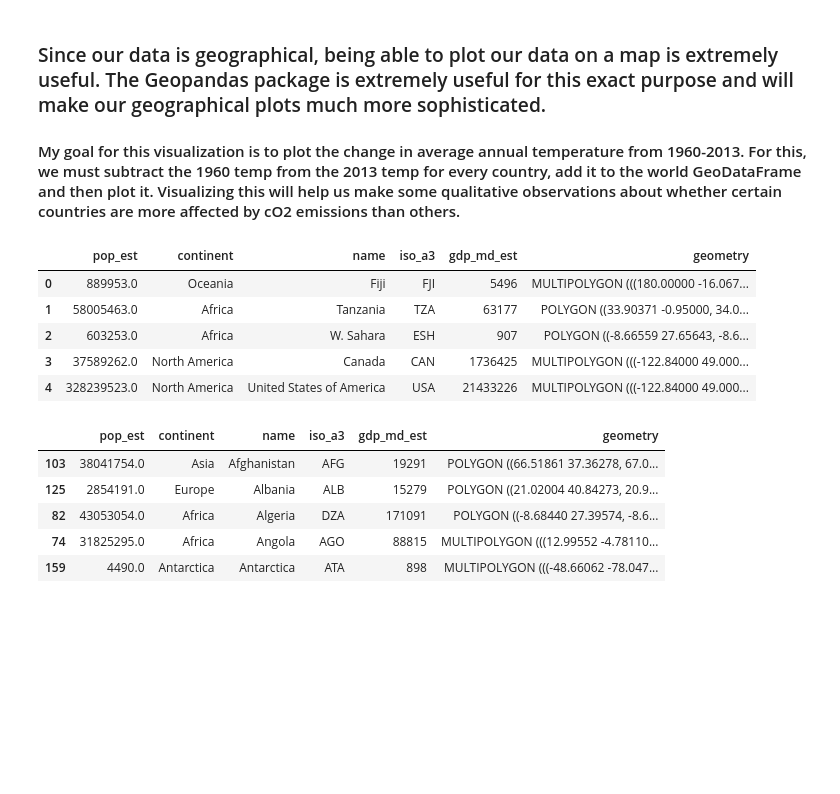
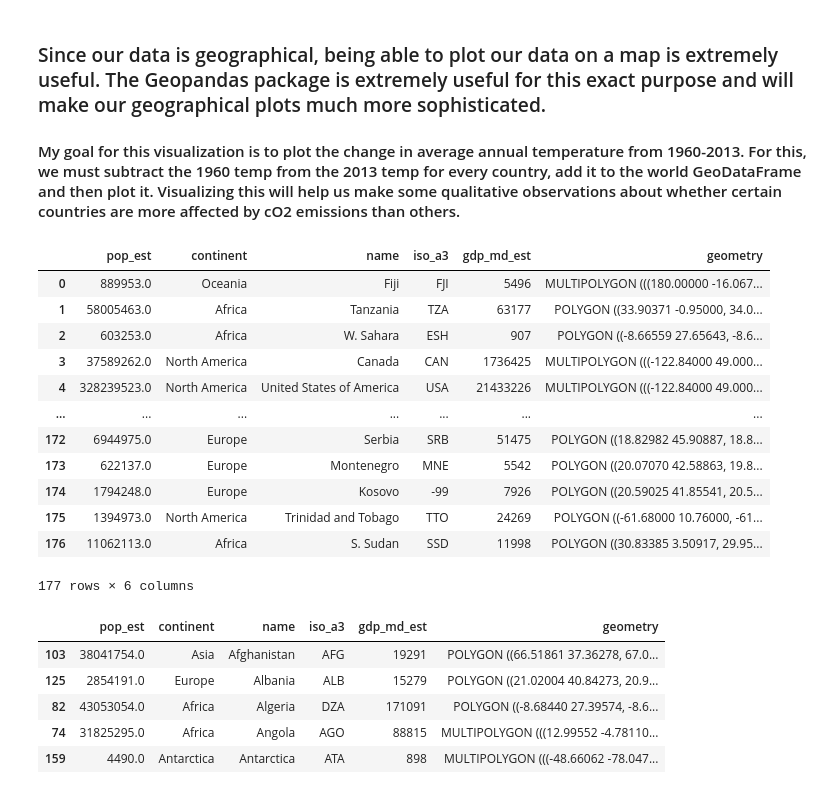
Before and after one commit to ubco-W2022T2-data301/project-group-group42, a Jupyter notebook: analysis/analysisAidan.ipynb, the cells around one changed output. Drawn from its saved outputs; the diff is of its cells as text; code cells hidden in the pictures; blank space fills up the shorter version.

```diff
--- a/analysis/analysisAidan.ipynb
+++ b/analysis/analysisAidan.ipynb
@@ -181,15 +181,22 @@ sns.scatterplot(data=canada, y=canada["AverageTemperature"], x=canada["year"]).s
 # %%
 import geopandas
 # world is our dataframe. The Geometry column is what allows us to plot the earth with such percision
 world = geopandas.read_file(geopandas.datasets.get_path('naturalearth_lowres'))
-world.head()
+world
 # %% [output]
 |  | pop_est | continent | name | iso_a3 | gdp_md_est | geometry |
 | 0 | 889953.0 | Oceania | Fiji | FJI | 5496 | MULTIPOLYGON (((180.00000 -16.067... |
 | 1 | 58005463.0 | Africa | Tanzania | TZA | 63177 | POLYGON ((33.90371 -0.95000, 34.0... |
 | 2 | 603253.0 | Africa | W. Sahara | ESH | 907 | POLYGON ((-8.66559 27.65643, -8.6... |
 | 3 | 37589262.0 | North America | Canada | CAN | 1736425 | MULTIPOLYGON (((-122.84000 49.000... |
 | 4 | 328239523.0 | North America | United States of America | USA | 21433226 | MULTIPOLYGON (((-122.84000 49.000... |
+| ... | ... | ... | ... | ... | ... | ... |
+| 172 | 6944975.0 | Europe | Serbia | SRB | 51475 | POLYGON ((18.82982 45.90887, 18.8... |
+| 173 | 622137.0 | Europe | Montenegro | MNE | 5542 | POLYGON ((20.07070 42.58863, 19.8... |
+| 174 | 1794248.0 | Europe | Kosovo | -99 | 7926 | POLYGON ((20.59025 41.85541, 20.5... |
+| 175 | 1394973.0 | North America | Trinidad and Tobago | TTO | 24269 | POLYGON ((-61.68000 10.76000, -61... |
+| 176 | 11062113.0 | Africa | S. Sudan | SSD | 11998 | POLYGON ((30.83385 3.50917, 29.95... |
+177 rows × 6 columns
 # %%
 #Sorting our world and temperature dataframes alphabetically
 sorted_world = world.sort_values(by=["name"])
```
Also changed, not shown: parts of 11 cells of this notebook.
